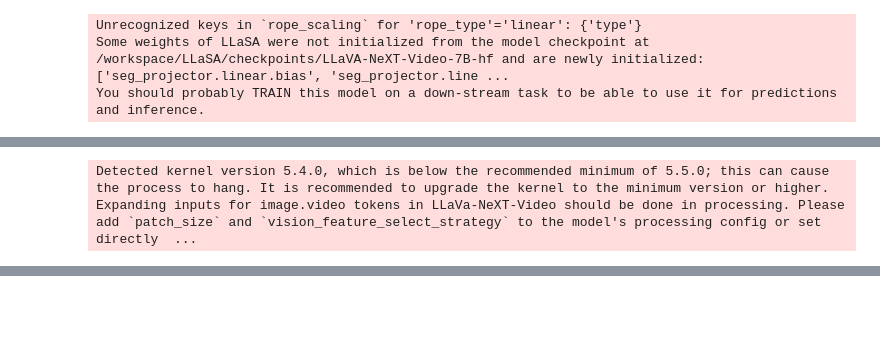
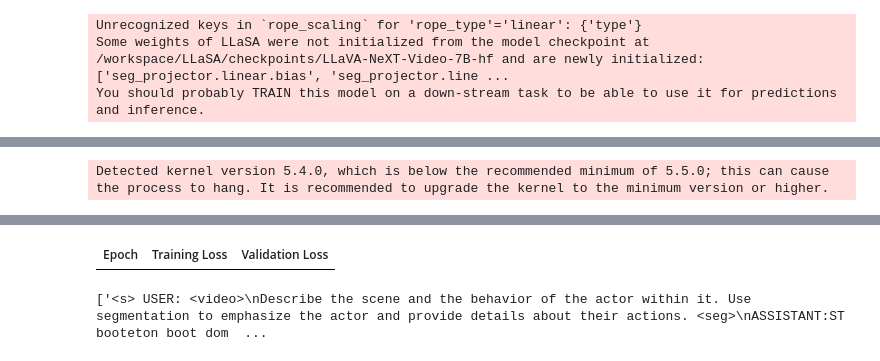
Before and after one commit to csjihwanh/LLaSA, a Jupyter notebook: utils/train.ipynb, the cells around one changed output, grey strips where cells are left out. Cells and saved outputs as stored; diff of their text form; code cells hidden in the pictures; blank space fills up the shorter version.

```diff
--- a/utils/train.ipynb
+++ b/utils/train.ipynb
@@ -57,4 +57,5 @@ def print_summary(result):
     print_gpu_utilization()
 # %%
 from utils.dataloader import Dataset_A2D
-ds = Dataset_A2D(processor = processor, start_idx=0, end_idx=2000)
+train_dataset = Dataset_A2D(processor=processor,start_idx=0, end_idx=3500)
+eval_dataset = Dataset_A2D(processor=processor,start_idx=3500, end_idx=3600)
@@ -84,28 +113,44 @@ model.set_adapter('Llasa_adapter')
 # %%
 from transformers import TrainingArguments, logging, Trainer
-from model.llasa_processor import LlavaNextVideoDataCollatorWithPadding
+from model.llasa_processor import LlasaDataCollatorWithPadding
 
-default_args = {
-    "output_dir": "tmp",
-    "eval_strategy": "steps",
-    "num_train_epochs": 1,
-    "log_level": "error",
-    "report_to": "none",
-    "dataloader_pin_memory":False,
-}
+training_args = TrainingArguments(
+    learning_rate = 2e-5,
+    lr_scheduler_type = 'cosine',
+    warmup_ratio = 0.1,
+    per_device_train_batch_size=1,
+    per_device_eval_batch_size=1,
+    output_dir="tmp",
+
+    logging_strategy='steps',
+    logging_steps=200,
+    logging_first_step=True,
+
+    save_strategy='epoch',
+
+    disable_tqdm=False,
+    num_train_epochs=20,
+    log_level='error',
+    report_to='wandb',
+    fp16=True,
+
+    eval_steps=1,
+    evaluation_strategy='epoch'
+
+)
 
 logging.set_verbosity_error()
 
-
-training_args = TrainingArguments(per_device_train_batch_size=1, **default_args)
 trainer = Trainer(
     model=model,
     args=training_args,
-    data_collator = LlavaNextVideoDataCollatorWithPadding(processor=processor)
-    train_dataset=ds
+
+    data_collator = LlasaDataCollatorWithPadding(processor=processor),
+    train_dataset=train_dataset,
+    eval_dataset = eval_dataset,
 )
+
 result = trainer.train()
 print_summary(result)
 # %% [output]
 Detected kernel version 5.4.0, which is below the recommended minimum of 5.5.0; this can cause the process to hang. It is recommended to upgrade the kernel to the minimum version or higher.
-Expanding inputs for image.video tokens in LLaVa-NeXT-Video should be done in processing. Please add `patch_size` and `vision_feature_select_strategy` to the model's processing config or set directly  ...
@@ -112,0 +158 @@ TypeError: 'NoneType' object is not subscriptable
+| Epoch | Training Loss | Validation Loss |
@@ -112,0 +170,4 @@ TypeError: 'NoneType' object is not subscriptable
+# %%
+print(generated_text)
+# %% [output]
+['<s> USER: <video>\nDescribe the scene and the behavior of the actor within it. Use segmentation to emphasize the actor and provide details about their actions. <seg>\nASSISTANT:ST booteton boot dom  ...
```
Also changed, not shown: parts of 6 cells of this notebook, 11 other files.
